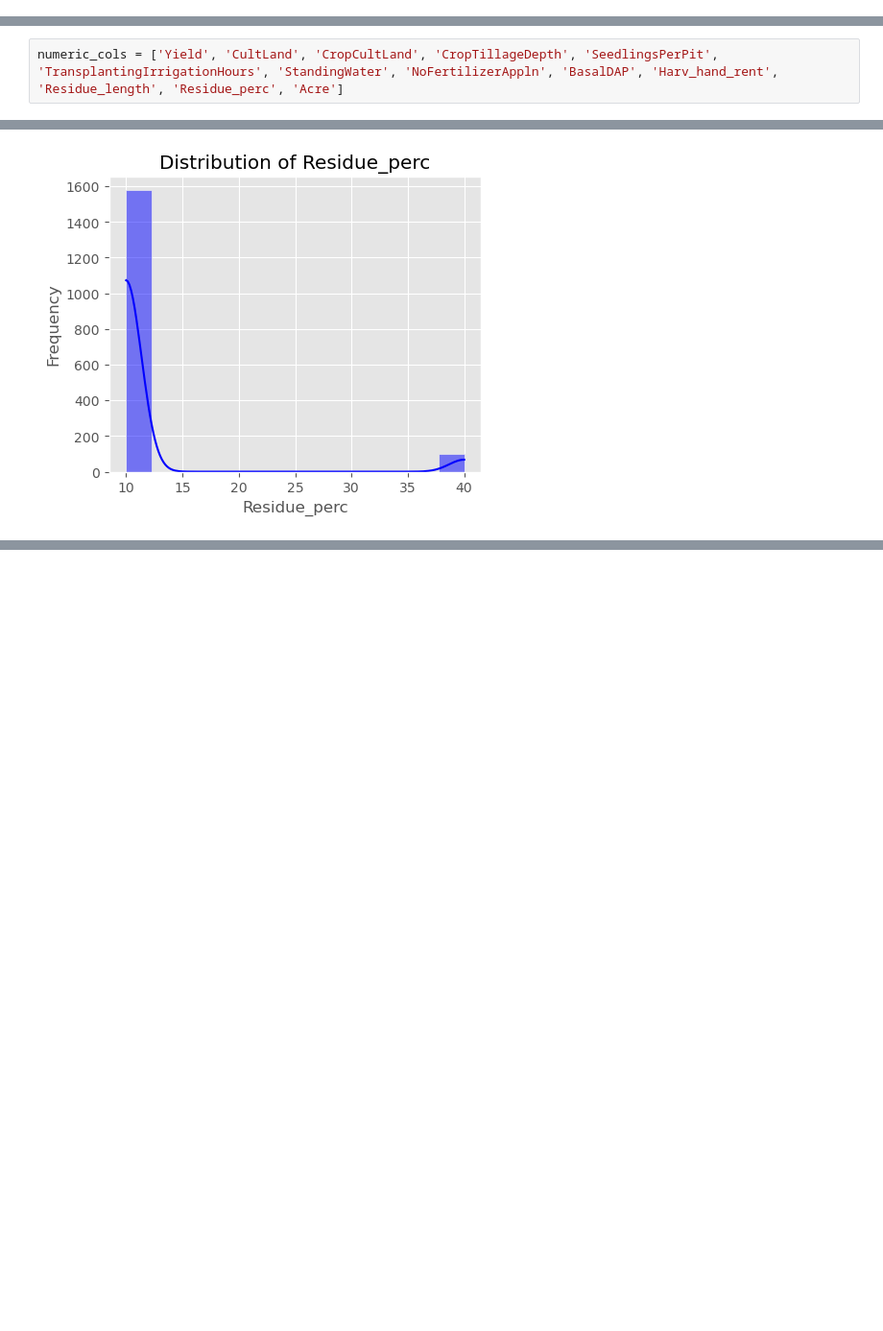
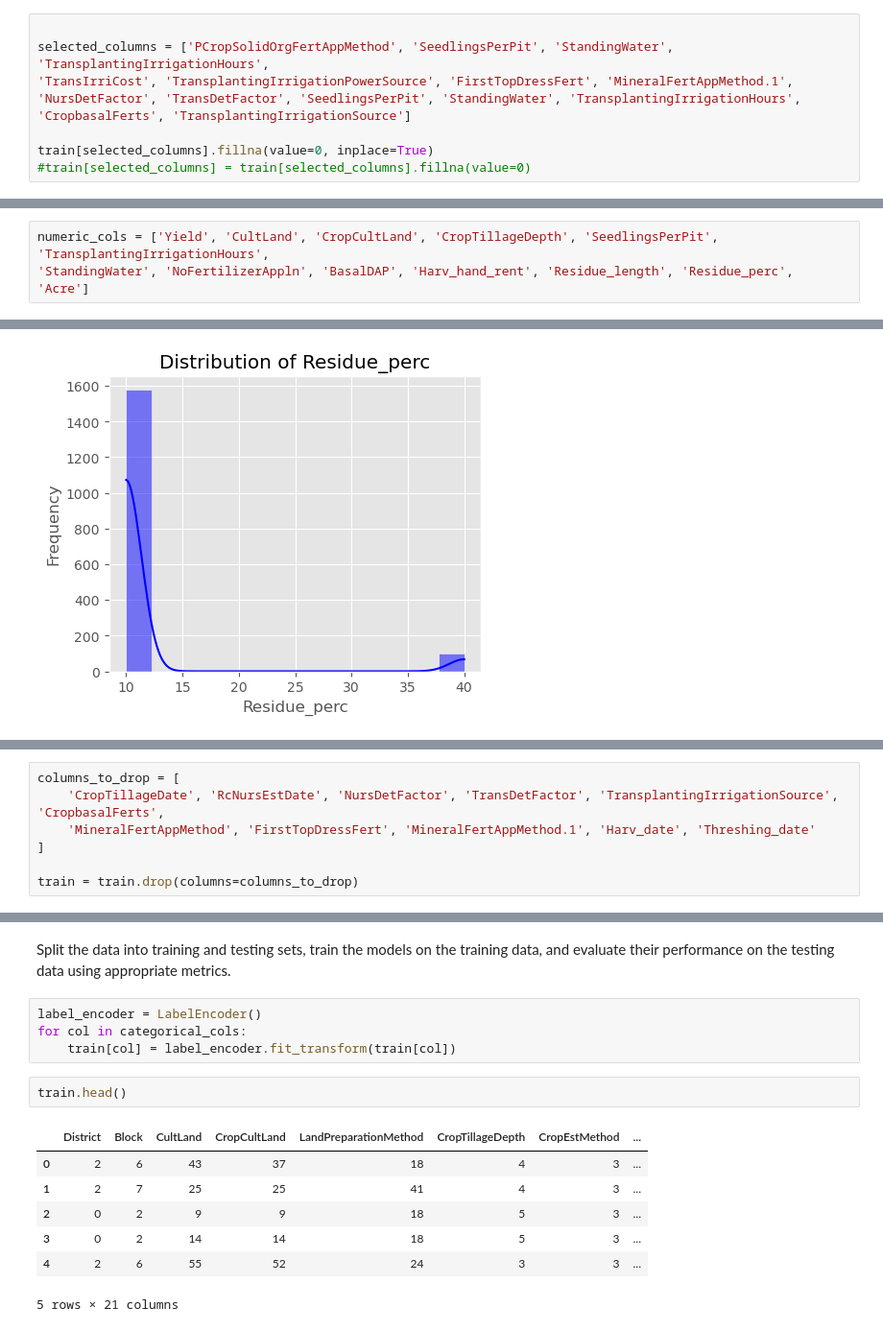
Before and after one commit to JOHNMARK-cmd/phase5project, a Jupyter notebook: GROUP-SIX.ipynb, the cells around one changed output, grey strips where cells are left out. Shown at 96% size. Saved outputs shown, nothing was run; the diff lists cells and outputs as text; blank space fills up the shorter version.

```diff
--- a/GROUP-SIX.ipynb
+++ b/GROUP-SIX.ipynb
@@ -384,0 +431,9 @@ We dropped these columns:'2appDaysUrea', '2tdUrea', 'CropOrgFYM', 'Ganaura', 'Ba
+# %%
+
+selected_columns = ['PCropSolidOrgFertAppMethod', 'SeedlingsPerPit', 'StandingWater', 'TransplantingIrrigationHours',
+'TransIrriCost', 'TransplantingIrrigationPowerSource', 'FirstTopDressFert', 'MineralFertAppMethod.1',
+'NursDetFactor', 'TransDetFactor', 'SeedlingsPerPit', 'StandingWater', 'TransplantingIrrigationHours',
+'CropbasalFerts', 'TransplantingIrrigationSource']
+
+train[selected_columns].fillna(value=0, inplace=True)
+#train[selected_columns] = train[selected_columns].fillna(value=0)
@@ -484,7 +541,8 @@ Data columns (total 32 columns):
 dtypes: float64(6), int64(7), object(19)
 memory usage: 967.6+ KB
 # %%
-numeric_cols = ['Yield', 'CultLand', 'CropCultLand', 'CropTillageDepth', 'SeedlingsPerPit', 'TransplantingIrrigationHours', 'StandingWater', 'NoFertilizerAppln', 'BasalDAP', 'Harv_hand_rent', 'Residue_length', 'Residue_perc', 'Acre']
+numeric_cols = ['Yield', 'CultLand', 'CropCultLand', 'CropTillageDepth', 'SeedlingsPerPit', 'TransplantingIrrigationHours',
+'StandingWater', 'NoFertilizerAppln', 'BasalDAP', 'Harv_hand_rent', 'Residue_length', 'Residue_perc', 'Acre']
 # %%
 # checking the relationship between the numeric features and the target variable, Yield.
 nrows = 4
@@ -756,0 +820,7 @@ plt.show()
+# %%
+columns_to_drop = [
+    'CropTillageDate', 'RcNursEstDate', 'NursDetFactor', 'TransDetFactor', 'TransplantingIrrigationSource', 'CropbasalFerts',
+    'MineralFertAppMethod', 'FirstTopDressFert', 'MineralFertAppMethod.1', 'Harv_date', 'Threshing_date'
+]
+
+train = train.drop(columns=columns_to_drop)
@@ -756,0 +841,16 @@ plt.show()
+# %% [markdown]
+Split the data into training and testing sets, train the models on the training data, and evaluate their performance on the testing data using appropriate metrics.
+# %%
+label_encoder = LabelEncoder()
+for col in categorical_cols:
+    train[col] = label_encoder.fit_transform(train[col])
+# %%
+train.head()
+# %% [output]
+|  | District | Block | CultLand | CropCultLand | LandPreparationMethod | CropTillageDepth | CropEstMethod | ... |
+| 0 | 2 | 6 | 43 | 37 | 18 | 4 | 3 | ... |
+| 1 | 2 | 7 | 25 | 25 | 41 | 4 | 3 | ... |
+| 2 | 0 | 2 | 9 | 9 | 18 | 5 | 3 | ... |
+| 3 | 0 | 2 | 14 | 14 | 18 | 5 | 3 | ... |
+| 4 | 2 | 6 | 55 | 52 | 24 | 3 | 3 | ... |
+5 rows × 21 columns
```
Also changed, not shown: parts of 45 cells of this notebook.
